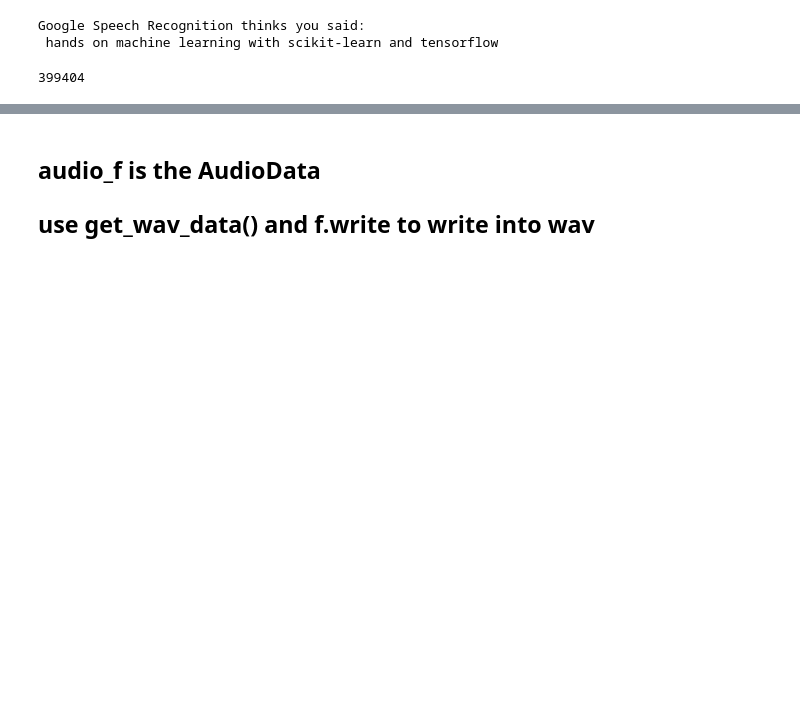
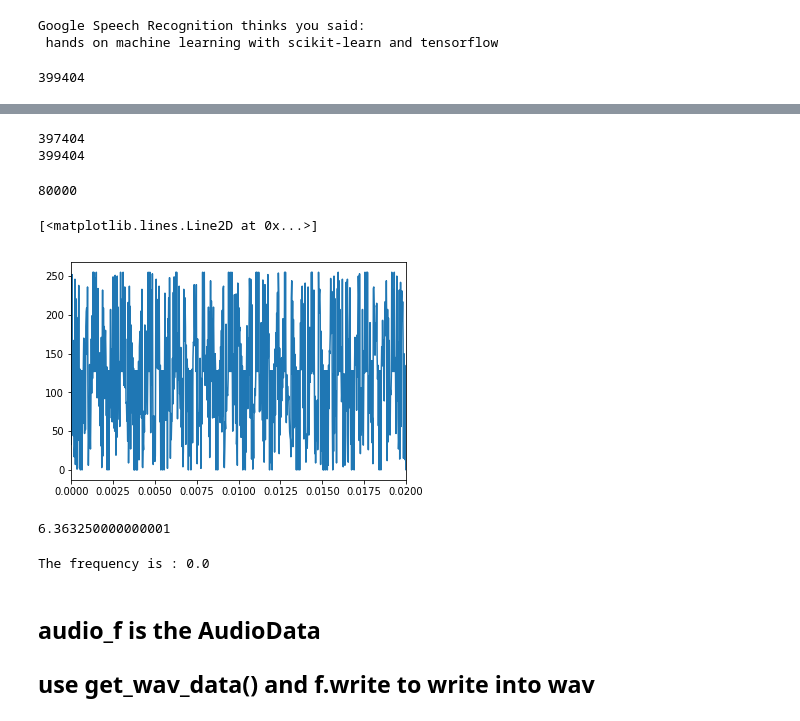
Before and after one commit to alabtsai/Audio_Signal_Processing, a Jupyter notebook: AUDIO_Present_FGU/speech_test-Copy2.ipynb, the cells around one changed output, grey strips where cells are left out. Saved outputs shown, nothing was run; the diff lists cells and outputs as text; code cells hidden in the pictures; blank space fills up the shorter version.

```diff
--- a/AUDIO_Present_FGU/speech_test-Copy2.ipynb
+++ b/AUDIO_Present_FGU/speech_test-Copy2.ipynb
@@ -31,6 +35,9 @@ r = sr.Recognizer()
 # %%
 # obtain audio from the microphone for 5 seconds
-with sr.Microphone(sample_rate=40000) as source:
+# fsam= 40khz
+r = sr.Recognizer()
+fsam=40000
+with sr.Microphone(sample_rate=fsam) as source:
     audio_f = r.record(source,duration=5)
 # %%
 byte_data_1=audio_f.get_wav_data()
@@ -54,0 +83,24 @@ data_list[32:36]
+# %%
+NSample=2000
+
+r  =(result.shape[0])-NSample
+rr =result.shape[0]
+# %%
+print(r)
+print(rr)
+# %% [output]
+397404
+399404
+# %%
+yy=result[r:rr]
+
+totalN=80000
+yyy=np.pad(yy,(0,totalN-NSample),'constant')
+# %%
+len(yyy)
+# %% [output]
+80000
+# %%
+T=1/fsam
+stop=(totalN-1)*T
+t=np.linspace(0,stop,totalN)
@@ -54,0 +109,6 @@ data_list[32:36]
+# %%
+plt.xlim(0,0.02)
+plt.plot(t,yyy)
+# %% [output]
+[<matplotlib.lines.Line2D at 0x...>]
+[figure, added]
@@ -55,3 +120,14 @@ data_list[32:36]
+# %%
+freqs=fftpack.fftfreq(totalN,T)
+np.max(Xcabs)
+# %% [output]
+6.363250000000001
+# %%
+peak_result=np.where(Xcabs==np.max(Xcabs))
+peak_index=peak_result[0][0]
+print('The frequency is :' ,freqs[peak_index])
+# %% [output]
+The frequency is : 0.0
 # %% [markdown]
 ## audio_f  is  the AudioData
 ## use get_wav_data() and   f.write to write into wav
```
Also changed, not shown: parts of 17 cells of this notebook.
